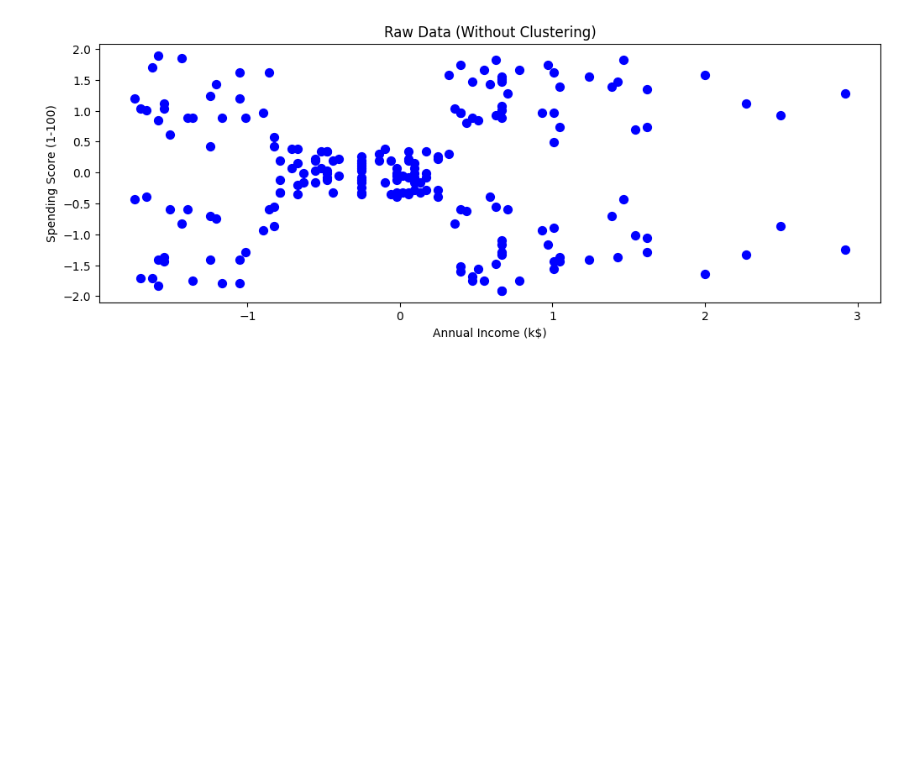
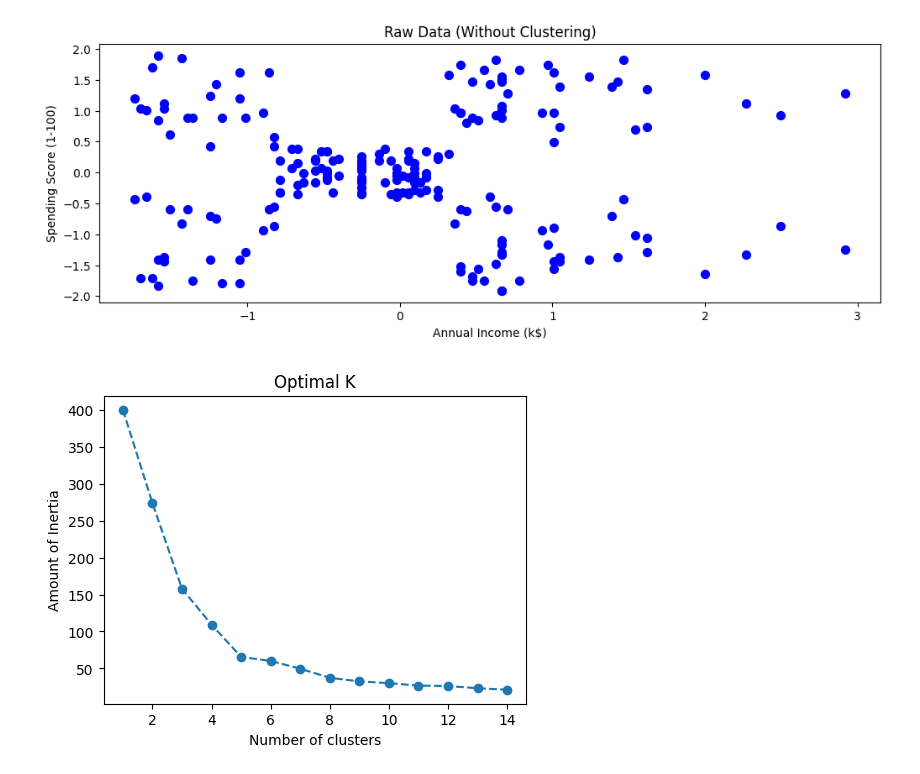
Before and after one commit to YS-Pundir/Machine-Learning-Foundations, a Jupyter notebook: Unsupervised Learning & Advanced Pipelines/Retail Customer Segmentation/model.ipynb, the cells around one changed output. Cells and saved outputs as stored; diff of their text form; code cells hidden in the pictures; blank space fills up the shorter version.

Commit message:
estimating the value of k

```diff
--- a/Unsupervised Learning & Advanced Pipelines/Retail Customer Segmentation/model.ipynb
+++ b/Unsupervised Learning & Advanced Pipelines/Retail Customer Segmentation/model.ipynb
@@ -58,3 +58,21 @@ plt.ylabel("Spending Score (1-100)")
 plt.show()
 # %% [output]
 [figure]
+# %%
+# estimating the no of clusters
+wscc=[]
+for k in range(1,15):
+    kmeans=KMeans(n_clusters=k,init="k-means++",random_state=42)
+    kmeans.fit(df)
+    inertia=kmeans.inertia_
+    wscc.append(inertia)
+
+plt.figure(figsize=(12,4))
+plt.subplot(1,2,1)
+plt.plot(range(1,15),wscc,marker="o",linestyle="--")
+plt.xlabel("Number of clusters")
+plt.ylabel("Amount of Inertia")
+plt.title("Optimal K")
+plt.show()
+# %% [output]
+[figure, added]
```
